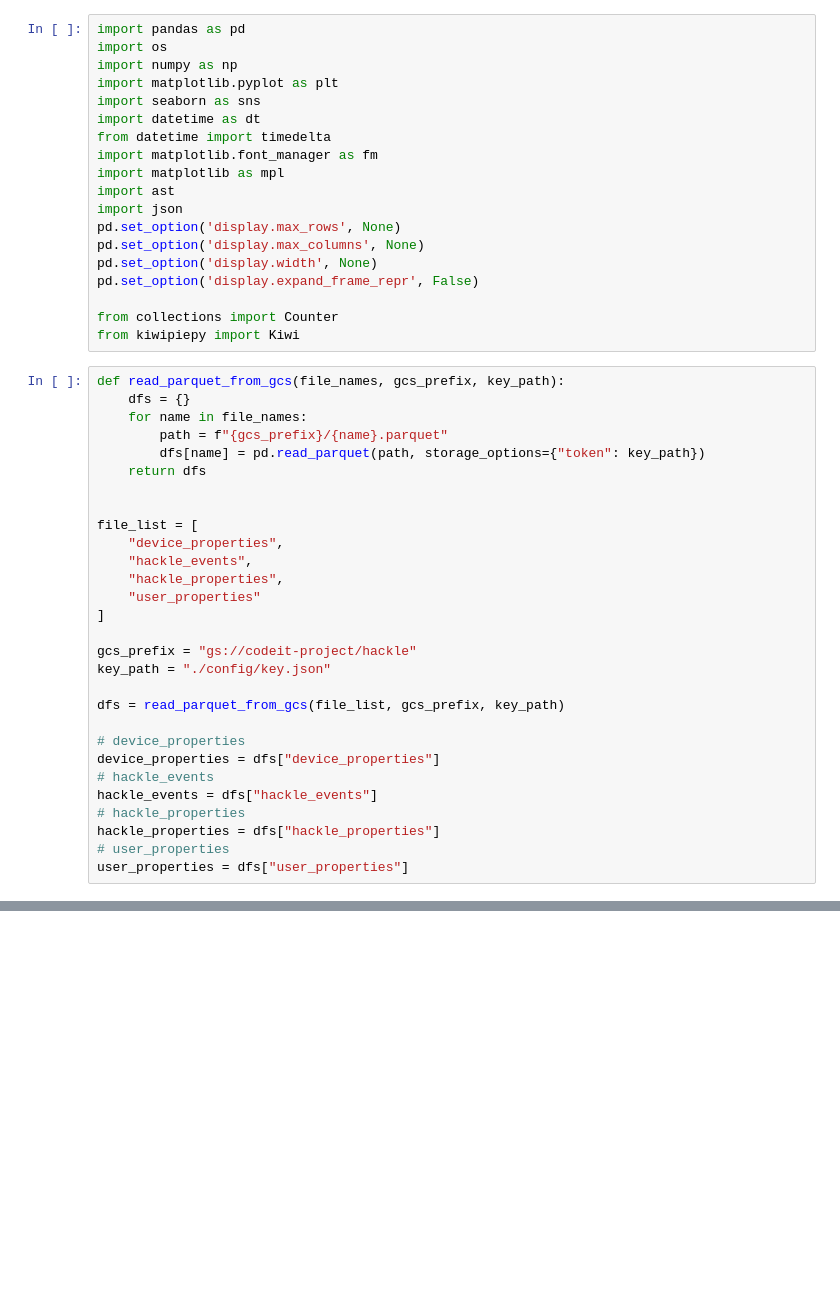
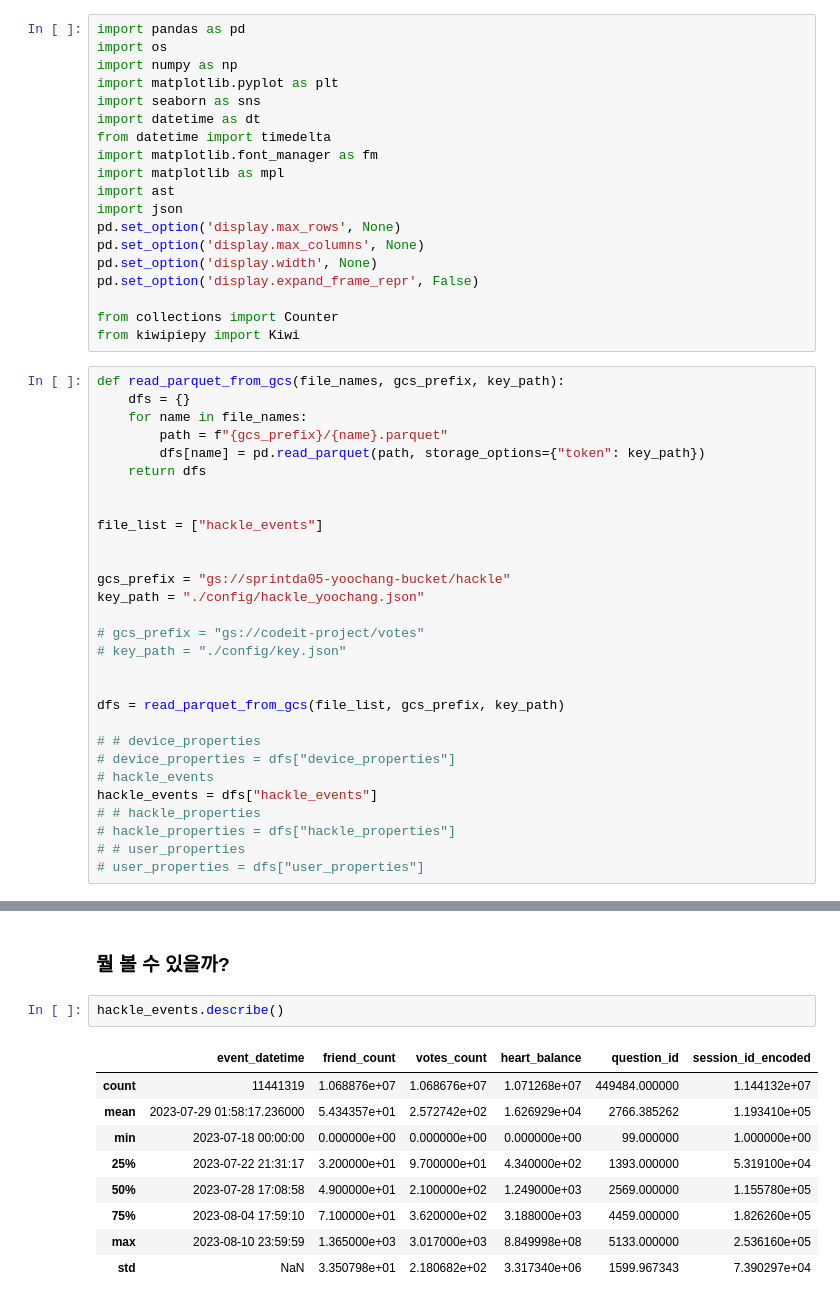
Before and after one commit to seung127/codeit_project, a Jupyter notebook: codeit-project-docker/notebooks/data_preprocess_hackle.ipynb, the cells around one changed output, grey strips where cells are left out. Drawn from its saved outputs; the diff is of its cells as text; blank space fills up the shorter version.

```diff
--- a/codeit-project-docker/notebooks/data_preprocess_hackle.ipynb
+++ b/codeit-project-docker/notebooks/data_preprocess_hackle.ipynb
@@ -26,23 +26,23 @@ def read_parquet_from_gcs(file_names, gcs_prefix, key_path):
     return dfs
 
 
-file_list = [
-    "device_properties",
-    "hackle_events",
-    "hackle_properties",
-    "user_properties"
-]
+file_list = ["hackle_events"]
 
-gcs_prefix = "gs://codeit-project/hackle"
-key_path = "./config/key.json"
+
+gcs_prefix = "gs://sprintda05-yoochang-bucket/hackle"
+key_path = "./config/hackle_yoochang.json"
+
+# gcs_prefix = "gs://codeit-project/votes"
+# key_path = "./config/key.json"
+
 
 dfs = read_parquet_from_gcs(file_list, gcs_prefix, key_path)
 
-# device_properties
-device_properties = dfs["device_properties"]
+# # device_properties
+# device_properties = dfs["device_properties"]
 # hackle_events
 hackle_events = dfs["hackle_events"]
-# hackle_properties
-hackle_properties = dfs["hackle_properties"]
-# user_properties
-user_properties = dfs["user_properties"]
+# # hackle_properties
+# hackle_properties = dfs["hackle_properties"]
+# # user_properties
+# user_properties = dfs["user_properties"]
@@ -48,0 +137,14 @@ user_properties = dfs["user_properties"]
+# %% [markdown]
+### 뭘 볼 수 있을까?
+# %%
+hackle_events.describe()
+# %% [output]
+|  | event_datetime | friend_count | votes_count | heart_balance | question_id | session_id_encoded |
+| count | 11441319 | 1.068876e+07 | 1.068676e+07 | 1.071268e+07 | 449484.000000 | 1.144132e+07 |
+| mean | 2023-07-29 01:58:17.236000 | 5.434357e+01 | 2.572742e+02 | 1.626929e+04 | 2766.385262 | 1.193410e+05 |
+| min | 2023-07-18 00:00:00 | 0.000000e+00 | 0.000000e+00 | 0.000000e+00 | 99.000000 | 1.000000e+00 |
+| 25% | 2023-07-22 21:31:17 | 3.200000e+01 | 9.700000e+01 | 4.340000e+02 | 1393.000000 | 5.319100e+04 |
+| 50% | 2023-07-28 17:08:58 | 4.900000e+01 | 2.100000e+02 | 1.249000e+03 | 2569.000000 | 1.155780e+05 |
+| 75% | 2023-08-04 17:59:10 | 7.100000e+01 | 3.620000e+02 | 3.188000e+03 | 4459.000000 | 1.826260e+05 |
+| max | 2023-08-10 23:59:59 | 1.365000e+03 | 3.017000e+03 | 8.849998e+08 | 5133.000000 | 2.536160e+05 |
+| std | NaN | 3.350798e+01 | 2.180682e+02 | 3.317340e+06 | 1599.967343 | 7.390297e+04 |
```
Also changed, not shown: parts of 13 cells of this notebook, 2 other files.
